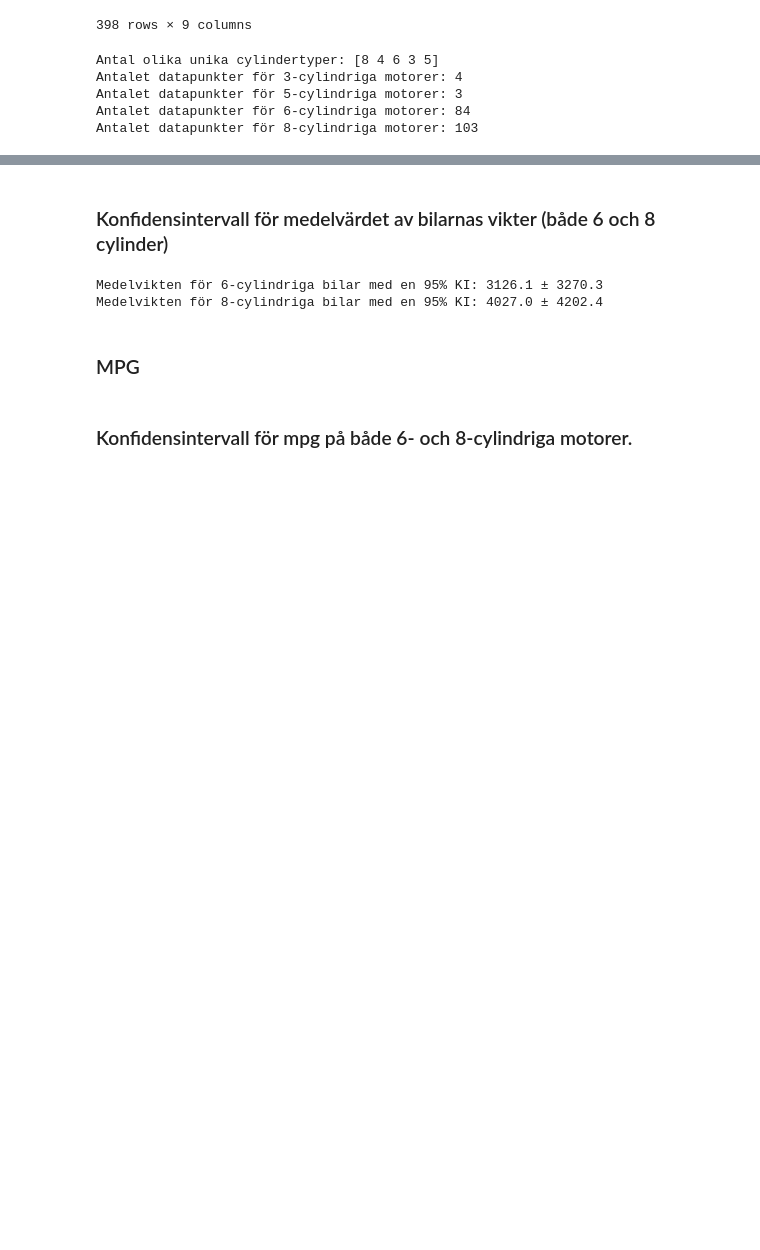
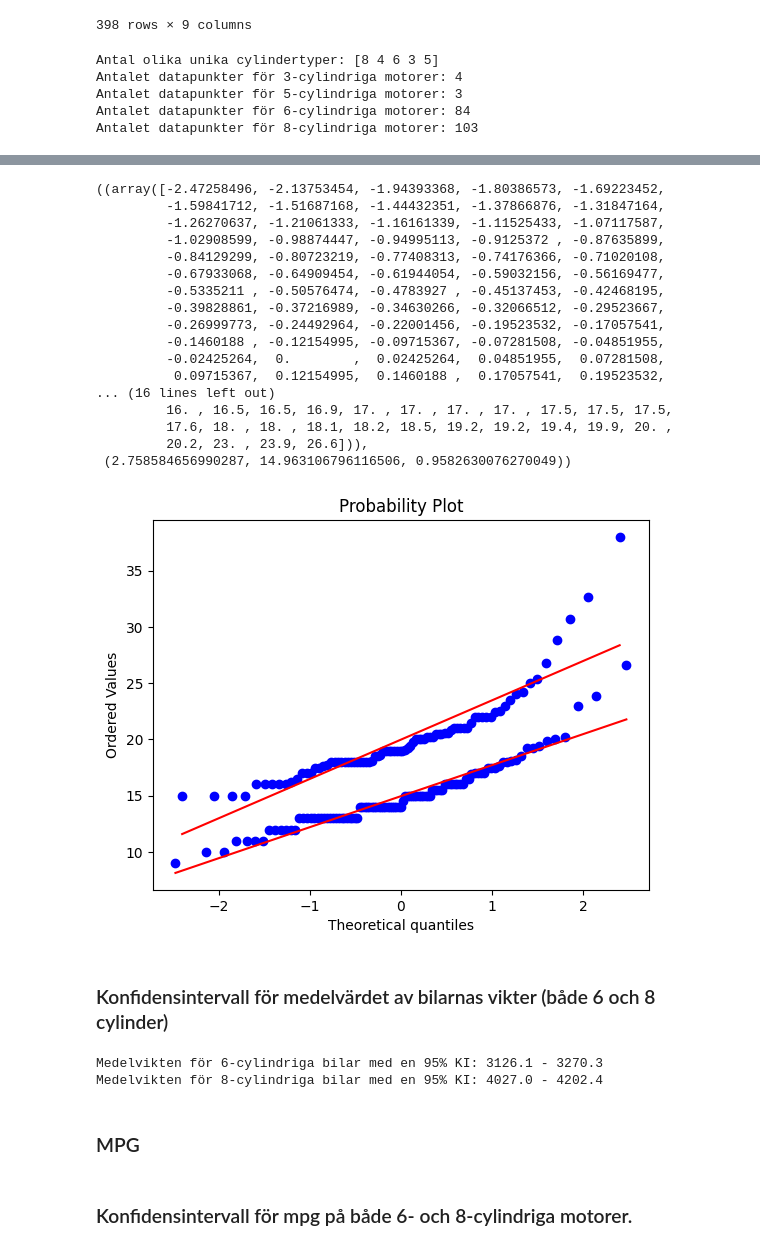
Before and after one commit to Danneftw1/Statistik, a Jupyter notebook: Inlämning.ipynb, the cells around one changed output, grey strips where cells are left out. Cells and saved outputs as stored; diff of their text form; code cells hidden in the pictures; blank space fills up the shorter version.

```diff
--- a/Inlämning.ipynb
+++ b/Inlämning.ipynb
@@ -57,3 +113,25 @@ Antalet datapunkter för 8-cylindriga motorer: 103
+# %%
+stats.probplot(df6['mpg'], dist="norm", plot=plt)
+stats.probplot(df8['mpg'], dist="norm", plot=plt)
+# %% [output]
+((array([-2.47258496, -2.13753454, -1.94393368, -1.80386573, -1.69223452,
+         -1.59841712, -1.51687168, -1.44432351, -1.37866876, -1.31847164,
+         -1.26270637, -1.21061333, -1.16161339, -1.11525433, -1.07117587,
+         -1.02908599, -0.98874447, -0.94995113, -0.9125372 , -0.87635899,
+         -0.84129299, -0.80723219, -0.77408313, -0.74176366, -0.71020108,
+         -0.67933068, -0.64909454, -0.61944054, -0.59032156, -0.56169477,
+         -0.5335211 , -0.50576474, -0.4783927 , -0.45137453, -0.42468195,
+         -0.39828861, -0.37216989, -0.34630266, -0.32066512, -0.29523667,
+         -0.26999773, -0.24492964, -0.22001456, -0.19523532, -0.17057541,
+         -0.1460188 , -0.12154995, -0.09715367, -0.07281508, -0.04851955,
+         -0.02425264,  0.        ,  0.02425264,  0.04851955,  0.07281508,
+          0.09715367,  0.12154995,  0.1460188 ,  0.17057541,  0.19523532,
+... (16 lines left out)
+         16. , 16.5, 16.5, 16.9, 17. , 17. , 17. , 17. , 17.5, 17.5, 17.5,
+         17.6, 18. , 18. , 18.1, 18.2, 18.5, 19.2, 19.2, 19.4, 19.9, 20. ,
+         20.2, 23. , 23.9, 26.6])),
+ (2.758584656990287, 14.963106796116506, 0.9582630076270049))
+[figure, added]
 # %% [markdown]
 ### Konfidensintervall för medelvärdet av bilarnas vikter (både 6 och 8 cylinder)
 # %%
@@ -86,11 +164,11 @@ upper_df8 = str(round(upper_df8, 1))
 lower_df6 = str(round(lower_df6, 1))
 lower_df8 = str(round(lower_df8, 1)) # Avrundning till 1 decimal
 # %%
-print(f"Medelvikten för 6-cylindriga bilar med en 95% KI: {lower_df6} \u00B1 {upper_df6}")
-print(f"Medelvikten för 8-cylindriga bilar med en 95% KI: {lower_df8} \u00B1 {upper_df8}")
+print(f"Medelvikten för 6-cylindriga bilar med en 95% KI: {lower_df6} - {upper_df6}")
+print(f"Medelvikten för 8-cylindriga bilar med en 95% KI: {lower_df8} - {upper_df8}")
 # %% [output]
-Medelvikten för 6-cylindriga bilar med en 95% KI: 3126.1 ± 3270.3
-Medelvikten för 8-cylindriga bilar med en 95% KI: 4027.0 ± 4202.4
+Medelvikten för 6-cylindriga bilar med en 95% KI: 3126.1 - 3270.3
+Medelvikten för 8-cylindriga bilar med en 95% KI: 4027.0 - 4202.4
 # %% [markdown]
 ### MPG
 # %%
```
Also changed, not shown: parts of 5 cells of this notebook, 1 other file.
